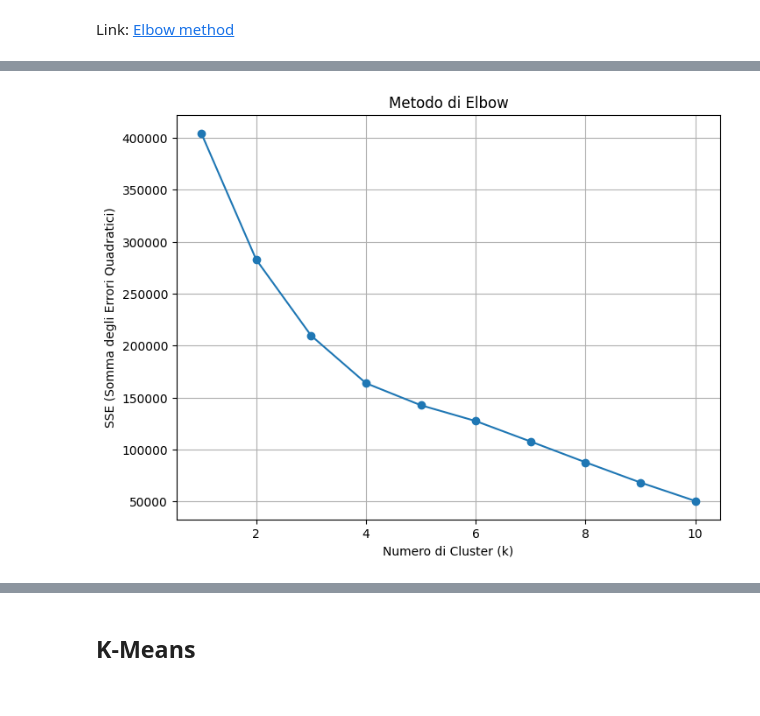
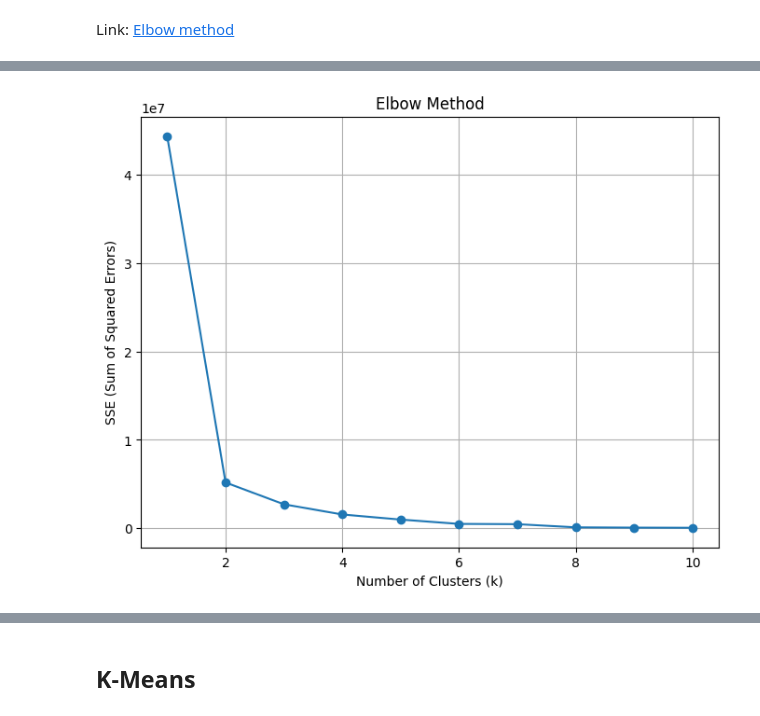
Before and after one commit to fedeStaffo/UK-Traffic-Accidents-Classification-Clustering-TimeSeries, a Jupyter notebook: clustering_uk_roads_accidents.ipynb, the cells around one changed output, grey strips where cells are left out. Saved outputs shown, nothing was run; the diff lists cells and outputs as text; code cells hidden in the pictures.

```diff
--- a/clustering_uk_roads_accidents.ipynb
+++ b/clustering_uk_roads_accidents.ipynb
@@ -206,107 +365,104 @@ import matplotlib.pyplot as plt
 import numpy as np
 from sklearn.utils import resample
 
-from sklearn.cluster import KMeans
-import numpy as np
+# Dataset for clustering
+clustering_data = numeric_features[[feature_1n, feature_2n]].dropna()
 
-# Dataset per clustering
-clustering_data = numeric_features[[feature_1p, feature_2p]].dropna()
-
-# Metodo di Elbow
+# Elbow Method
 sse = []
-k_range = range(1, 11)  # Prova per k da 1 a 10
+k_range = range(1, 11)  # Try for k from 1 to 10
 
 for k in k_range:
     kmeans = KMeans(n_clusters=k, random_state=42)
     kmeans.fit(clustering_data)
     sse.append(kmeans.inertia_)
 
-# Plot del Metodo di Elbow
+# Elbow Method plot
 plt.figure(figsize=(8, 6))
 plt.plot(k_range, sse, marker='o')
-plt.title("Metodo di Elbow")
-plt.xlabel("Numero di Cluster (k)")
-plt.ylabel("SSE (Somma degli Errori Quadratici)")
+plt.title("Elbow Method")
+plt.xlabel("Number of Clusters (k)")
+plt.ylabel("SSE (Sum of Squared Errors)")
 plt.grid(True)
 plt.show()
 
-# Scegliere il k dal grafico
-chosen_k = 4
+# Choose the k from the graph
+chosen_k = 2
 
-# Applicazione del K-Means con k scelto
+# Apply K-Means with the chosen k
 kmeans = KMeans(n_clusters=chosen_k, random_state=42)
 clustering_data['kmeans_labels'] = kmeans.fit_predict(clustering_data)
 
-# Seleziona le feature per il clustering
-features = clustering_data[[feature_1p, feature_2p]]
+# Select the features for clustering
+features = clustering_data[[feature_1n, feature_2n]]
 
-# Selezioniamo al massimo 50.000 campioni
+# Select a maximum of 50,000 samples
 max_samples = 50000
 if len(features) > max_samples:
     clustering_data_sampled = resample(clustering_data, n_samples=max_samples, random_state=42)
-    features = clustering_data_sampled[[feature_1p, feature_2p]]
+    features = clustering_data_sampled[[feature_1n, feature_2n]]
 else:
     clustering_data_sampled = clustering_data
 
-# Applicazione del K-Means con k scelto
+# Apply K-Means with the chosen k on the sampled data
 kmeans = KMeans(n_clusters=chosen_k, random_state=42)
 clustering_data_sampled['kmeans_labels'] = kmeans.fit_predict(features)
 
-# Modifica le etichette dei cluster per iniziare da 1 invece di 0
+# Adjust the cluster labels to start from 1 instead of 0
 clustering_data_sampled['kmeans_labels'] += 1
 
-# Calcolo della silhouette per K-Means
+# Calculate the silhouette score for K-Means
 silhouette_avg = silhouette_score(features, clustering_data_sampled['kmeans_labels'])
-print(f"Indice di Silhouette per K-Means con k={chosen_k}: {silhouette_avg:.2f}")
+print(f"Silhouette Index for K-Means with k={chosen_k}: {silhouette_avg:.2f}")
 
-# Calcolo della silhouette per ogni campione
+# Calculate the silhouette score for each sample
 silhouette_values = silhouette_samples(features, clustering_data_sampled['kmeans_labels'])
 
-# 1. Visualizzazione del clustering K-Means con etichette cluster da 1 a k
+# 1. Visualize the K-Means clustering with cluster labels from 1 to k
 plt.figure(figsize=(8, 6))
 sns.scatterplot(
-    x=clustering_data_sampled[feature_1p],
-    y=clustering_data_sampled[feature_2p],
+    x=clustering_data_sampled[feature_1n],
+    y=clustering_data_sampled[feature_2n],
     hue="kmeans_labels",
-    palette="viridis",  # I colori rimarranno coerenti con quelli nel grafico della silhouette
+    palette="viridis",  # The colors will remain consistent with those in the silhouette plot
     data=clustering_data_sampled,
     alpha=0.7
 )
-plt.title(f"Clustering K-Means con k={chosen_k}")
-plt.xlabel(feature_1p)
-plt.ylabel(feature_2p)
+plt.title(f"K-Means Clustering with k={chosen_k}")
+plt.xlabel(feature_1n)
+plt.ylabel(feature_2n)
 plt.legend(title="Cluster")
 plt.grid(True)
 plt.show()
 
-# 2. Calcolo delle medie delle feature per ciascun cluster
-cluster_summary = clustering_data_sampled.groupby('kmeans_labels')[[f'{feature_1p}', f'{feature_2p}']].mean()
-print("Medie delle feature per ciascun cluster:")
+# 2. Calculate the mean of the features for each cluster
+cluster_summary = clustering_data_sampled.groupby('kmeans_labels')[[feature_1n, feature_2n]].mean()
+print("Feature means for each cluster:")
 print(cluster_summary)
 
-# 3. Plot della silhouette per ogni punto
+# 3. Plot the silhouette score for each point
 plt.figure(figsize=(10, 6))
 
 y_lower, y_upper = 0, 0
 for i in range(chosen_k):
-    # Ottieni i valori della silhouette per il cluster
+    # Get the silhouette values for the cluster
     cluster_silhouette_values = silhouette_values[clustering_data_sampled['kmeans_labels'] == i+1]
     cluster_silhouette_values.sort()
 
-    # Aggiorna gli spazi tra i cluster
+    # Update the spacing between clusters
     y_upper += len(cluster_silhouette_values)
     plt.barh(range(y_lower, y_upper), cluster_silhouette_values, height=1.0, edgecolor='none', label=f"Cluster {i+1}")
     y_lower += len(cluster_silhouette_values)
 
-# Linea verticale tratteggiata per il valore medio di silhouette
-plt.axvline(x=silhouette_avg, color="red", linestyle="--", label=f"Silhouette medio: {silhouette_avg:.2f}")
+# Vertical dashed line for the average silhouette value
+plt.axvline(x=silhouette_avg, color="red", linestyle="--", label=f"Average Silhouette: {silhouette_avg:.2f}")
 
-# Modifiche al plot
-plt.title(f"Silhouette per ciascun Cluster (K-Means con k={chosen_k})")
+# Modify the plot
+plt.title(f"Silhouette for Each Cluster (K-Means with k={chosen_k})")
 plt.xlabel("Silhouette Score")
-plt.ylabel("Cluster")
-plt.legend(loc="upper right")  # Impostiamo una posizione esplicita per la legenda
+plt.ylabel("Cluster Samples")
+plt.legend(loc="upper right")
 plt.grid(True)
 plt.show()
 # %% [output]
-[figure, old version]
+[figure, new version]
```
Also changed, not shown: parts of 20 cells of this notebook.
